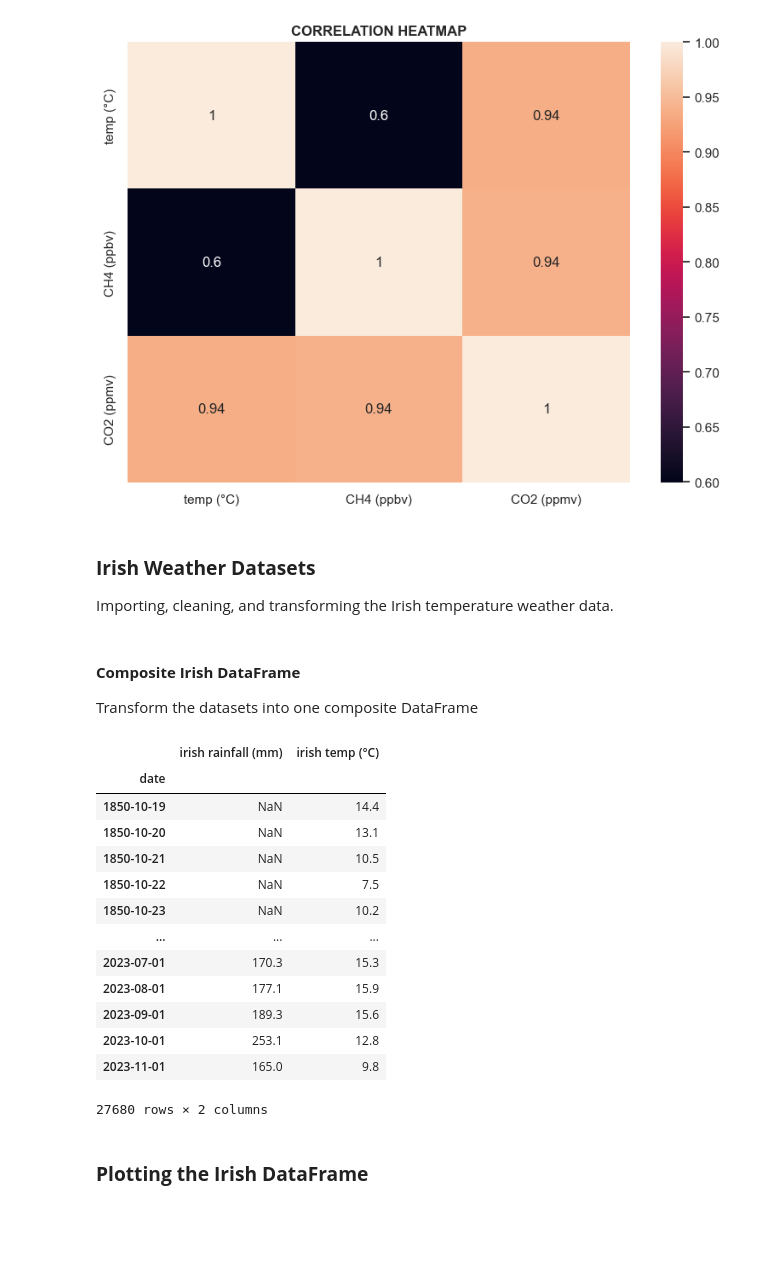
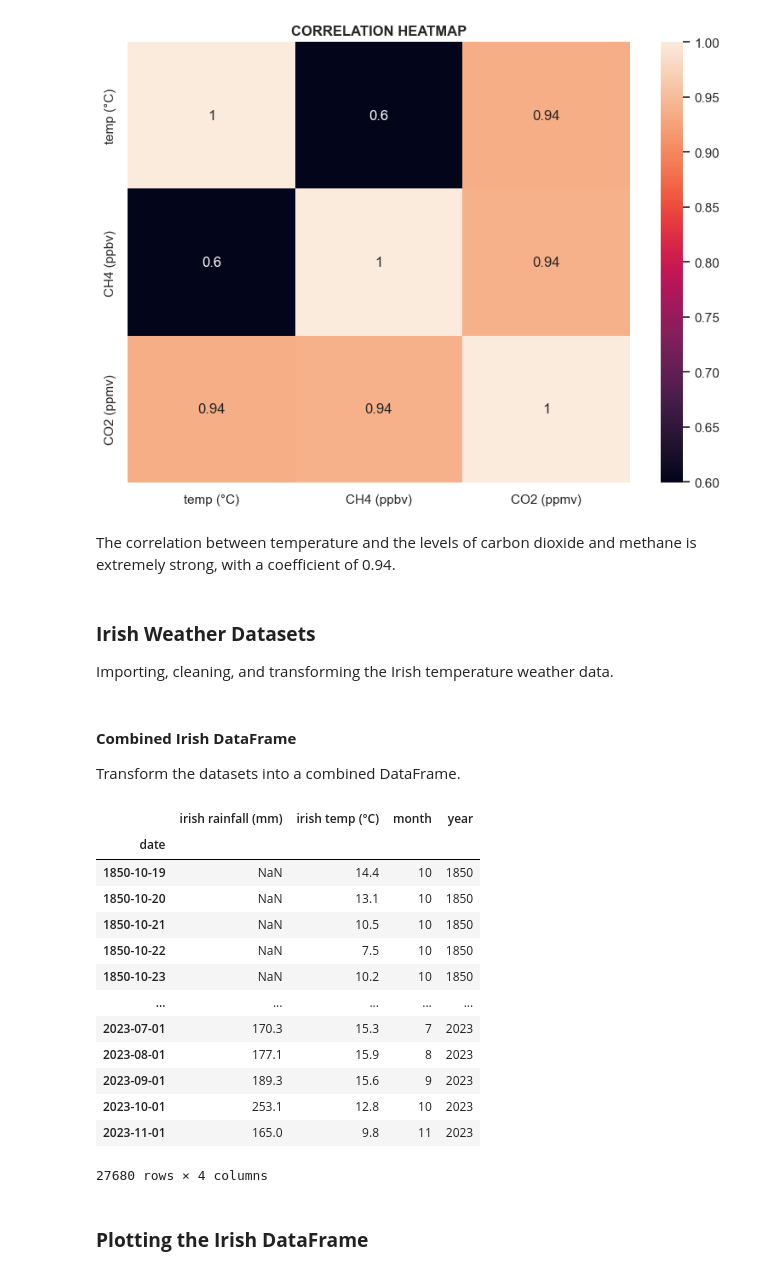
Before and after one commit to damienfarrell/prog-data-project-2, a Jupyter notebook: project_2.ipynb, the cells around one changed output. Drawn from its saved outputs; the diff is of its cells as text; code cells hidden in the pictures; blank space fills up the shorter version.

```diff
--- a/project_2.ipynb
+++ b/project_2.ipynb
@@ -303,6 +278,8 @@ plt.title("CORRELATION HEATMAP", fontweight="bold")
 plt.tight_layout()
 # %% [output]
 [figure]
+# %% [markdown]
+The correlation between temperature and the levels of carbon dioxide and methane is extremely strong, with a coefficient of 0.94.
 # %% [markdown]
 ### **Irish Weather Datasets**
 
@@ -324,8 +301,7 @@ irish_weather_df.drop(columns=['year', 'month'], inplace=True)
 irish_temp_df1 = pd.read_csv(
     "./data/irish/Valentia-Observatory_second-order-station_1883-1909.csv",
     sep=",",
-    encoding="ISO-8859-1",
-)
+    encoding="ISO-8859-1")
 
 # Transforming the dataset
 irish_temp_df1.drop(["Max (°F)", "Min (°F)"], axis=1, inplace=True)
@@ -339,8 +315,7 @@ irish_temp_df1 = irish_temp_df1.drop(["year", "month", "day"], axis=1)
 irish_temp_df2 = pd.read_csv(
     "./data/irish/Valentia-Observatory-telegraphic-reporting-station_1850-1920.csv",
     sep=",",
-    encoding="ISO-8859-1",
-)
+    encoding="ISO-8859-1")
 
 # Transforming the dataset
 irish_temp_df2.drop(["Max (°F)", "Min (°F)"], axis=1, inplace=True)
@@ -354,8 +329,7 @@ irish_temp_df2 = irish_temp_df2.drop(["year", "month", "day"], axis=1)
 irish_temp_df3 = pd.read_csv(
     "./data/irish/Valentia-Observatory-telegraphic-reporting-station_1921-1943.csv",
     sep=",",
-    encoding="ISO-8859-1",
-)
+    encoding="ISO-8859-1")
 
 # Transforming the dataset
 irish_temp_df3.drop(["Max at 7h (°F)", "Min at 7h (°F)", "Max at 18h (°F)", "Min at 18h (°F)"],axis=1,inplace=True,)
@@ -369,31 +343,33 @@ irish_temp_df3 = irish_temp_df3.drop(["year", "month", "day"], axis=1)
 irish_temp_df = pd.concat([irish_temp_df1, irish_temp_df2, irish_temp_df3])
 irish_temp_df.set_index('date', inplace=True)
 # %% [markdown]
-#### **Composite Irish DataFrame**
+#### **Combined Irish DataFrame**
 
-Transform the datasets into one composite DataFrame
+Transform the datasets into a combined DataFrame.
 # %%
 irish_weather_df  = pd.merge(irish_weather_df, irish_temp_df, left_index=True, right_index=True, how="outer")
 irish_weather_df['irish temp (°C)'] = irish_weather_df['meant_x'].combine_first(irish_weather_df['meant_y'])
 irish_weather_df.drop(['meant_x', 'meant_y'], axis=1, inplace=True)
 irish_weather_df = irish_weather_df[~irish_weather_df.index.duplicated(keep='first')]
 irish_weather_df = irish_weather_df.dropna(subset=["irish temp (°C)", "irish rainfall (mm)"], how="all")
+irish_weather_df['month'] = irish_weather_df.index.month
+irish_weather_df['year'] = irish_weather_df.index.year
 irish_weather_df
 # %% [output]
-|  | irish rainfall (mm) | irish temp (°C) |
-| date |  |  |
-| 1850-10-19 | NaN | 14.4 |
-| 1850-10-20 | NaN | 13.1 |
-| 1850-10-21 | NaN | 10.5 |
-| 1850-10-22 | NaN | 7.5 |
-| 1850-10-23 | NaN | 10.2 |
-| ... | ... | ... |
-| 2023-07-01 | 170.3 | 15.3 |
-| 2023-08-01 | 177.1 | 15.9 |
-| 2023-09-01 | 189.3 | 15.6 |
-| 2023-10-01 | 253.1 | 12.8 |
-| 2023-11-01 | 165.0 | 9.8 |
+|  | irish rainfall (mm) | irish temp (°C) | month | year |
+| date |  |  |  |  |
+| 1850-10-19 | NaN | 14.4 | 10 | 1850 |
+| 1850-10-20 | NaN | 13.1 | 10 | 1850 |
+| 1850-10-21 | NaN | 10.5 | 10 | 1850 |
+| 1850-10-22 | NaN | 7.5 | 10 | 1850 |
+| 1850-10-23 | NaN | 10.2 | 10 | 1850 |
+| ... | ... | ... | ... | ... |
+| 2023-07-01 | 170.3 | 15.3 | 7 | 2023 |
+| 2023-08-01 | 177.1 | 15.9 | 8 | 2023 |
+| 2023-09-01 | 189.3 | 15.6 | 9 | 2023 |
+| 2023-10-01 | 253.1 | 12.8 | 10 | 2023 |
+| 2023-11-01 | 165.0 | 9.8 | 11 | 2023 |
-27680 rows × 2 columns
+27680 rows × 4 columns
 # %% [markdown]
 ### **Plotting the Irish DataFrame**
 # %%
```
Also changed, not shown: parts of 16 cells of this notebook, 2 other files.
